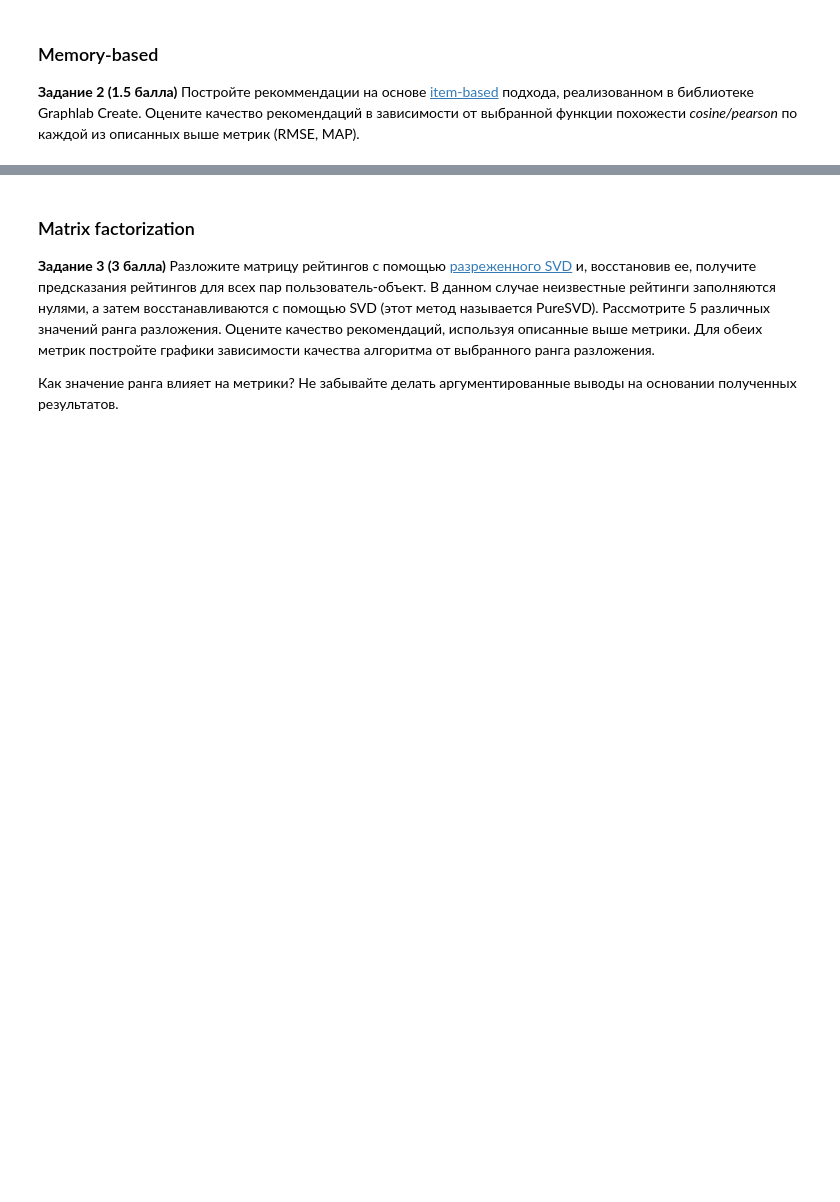
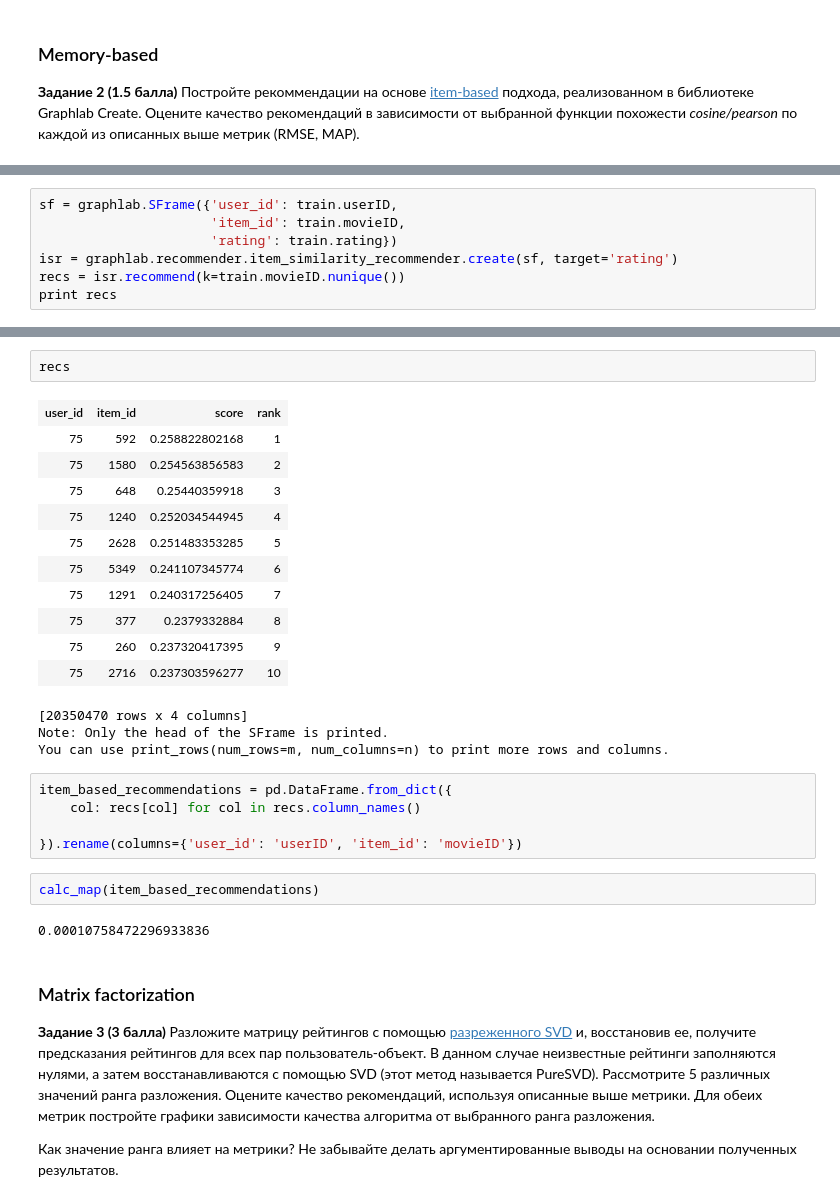
Before and after one commit to BNazh/shad2018, a Jupyter notebook: ML/hw4/Lab4_Recommendation_systems.ipynb, the cells around one changed output, grey strips where cells are left out. Drawn from its saved outputs; the diff is of its cells as text; blank space fills up the shorter version.

```diff
--- a/ML/hw4/Lab4_Recommendation_systems.ipynb
+++ b/ML/hw4/Lab4_Recommendation_systems.ipynb
@@ -163,0 +175,7 @@ pip install --upgrade --no-cache-dir https://get.graphlab.com/GraphLab-Create/2.
+# %%
+sf = graphlab.SFrame({'user_id': train.userID,
+                      'item_id': train.movieID,
+                      'rating': train.rating})
+isr = graphlab.recommender.item_similarity_recommender.create(sf, target='rating')
+recs = isr.recommend(k=train.movieID.nunique())
+print recs
@@ -164,3 +201,29 @@ pip install --upgrade --no-cache-dir https://get.graphlab.com/GraphLab-Create/2.
+# %%
+recs
+# %% [output]
+| user_id | item_id | score | rank |
+| 75 | 592 | 0.258822802168 | 1 |
+| 75 | 1580 | 0.254563856583 | 2 |
+| 75 | 648 | 0.25440359918 | 3 |
+| 75 | 1240 | 0.252034544945 | 4 |
+| 75 | 2628 | 0.251483353285 | 5 |
+| 75 | 5349 | 0.241107345774 | 6 |
+| 75 | 1291 | 0.240317256405 | 7 |
+| 75 | 377 | 0.2379332884 | 8 |
+| 75 | 260 | 0.237320417395 | 9 |
+| 75 | 2716 | 0.237303596277 | 10 |
+[20350470 rows x 4 columns]
+Note: Only the head of the SFrame is printed.
+You can use print_rows(num_rows=m, num_columns=n) to print more rows and columns.
+# %%
+item_based_recommendations = pd.DataFrame.from_dict({
+    col: recs[col] for col in recs.column_names()
+
+}).rename(columns={'user_id': 'userID', 'item_id': 'movieID'})
+# %%
+calc_map(item_based_recommendations)
+# %% [output]
+0.00010758472296933836
 # %% [markdown]
 ### Matrix factorization
 
```
Also changed, not shown: parts of 17 cells of this notebook.
